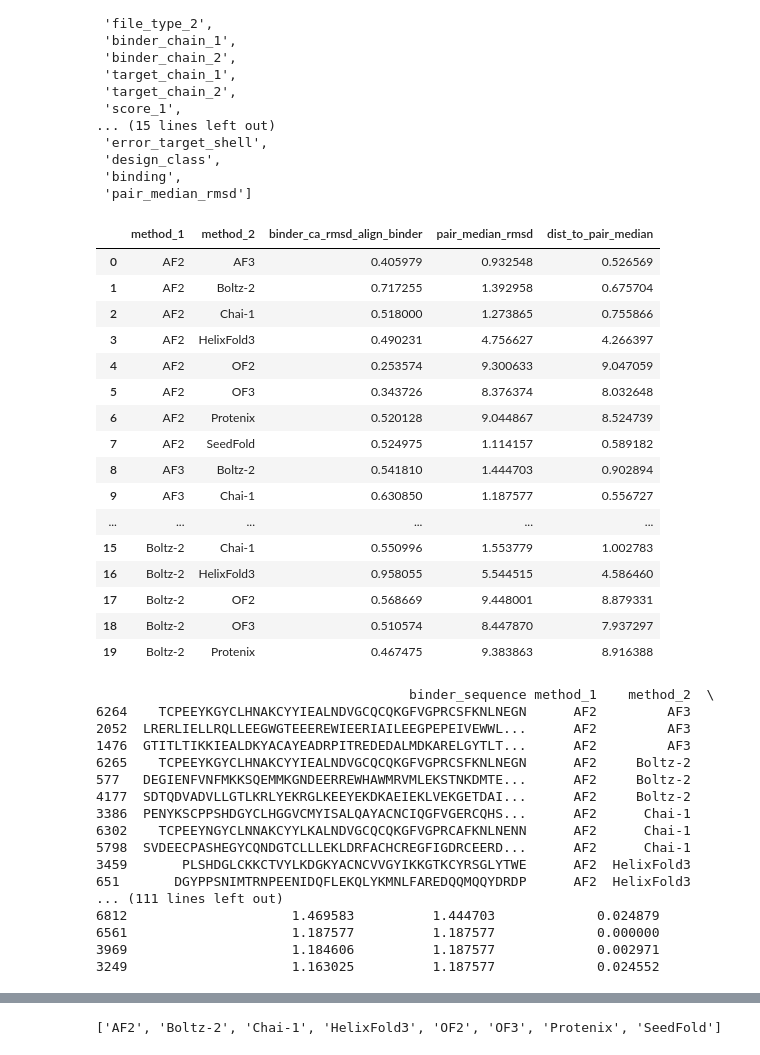
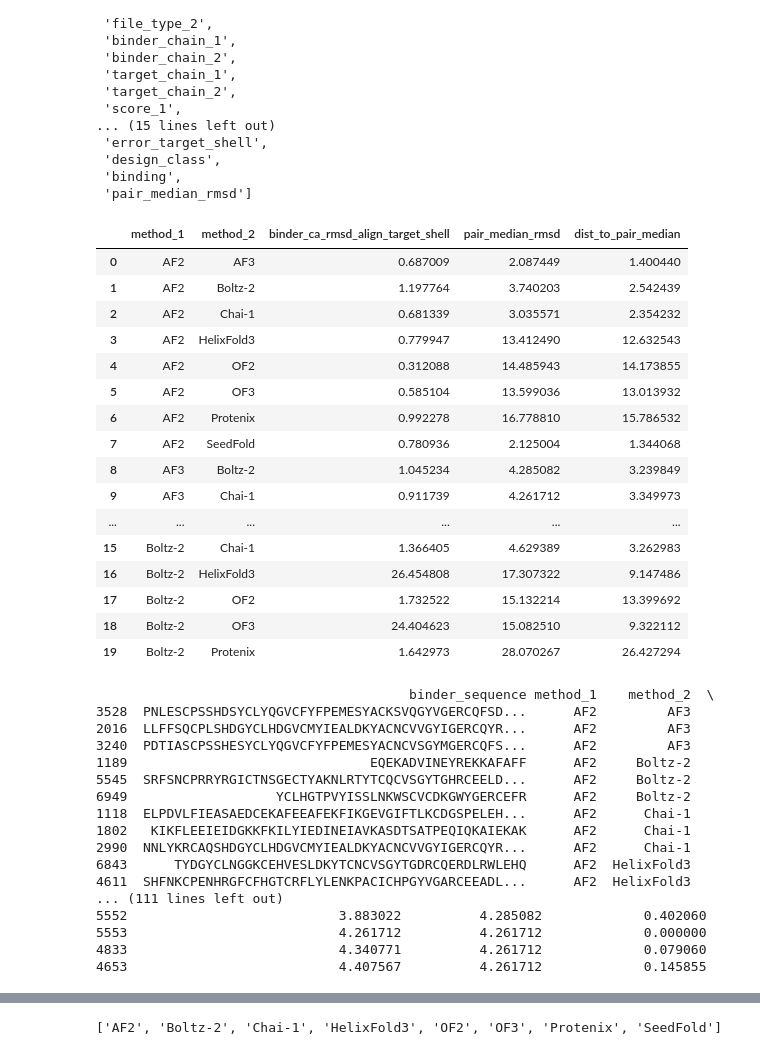
Before and after one commit to DSDD-UCPH/Assessing-AI-Scoring-Accuracy-for-De-Novo-Proteins, a Jupyter notebook: Analysis/Plots/plot_gen.ipynb, the cells around one changed output, grey strips where cells are left out. Cells and saved outputs as stored; diff of their text form; code cells hidden in the pictures.

```diff
--- a/Analysis/Plots/plot_gen.ipynb
+++ b/Analysis/Plots/plot_gen.ipynb
@@ -254,7 +772,7 @@ rmsd_mean = (
     .mean()
 )
 
-rmsd_col = "binder_ca_rmsd_align_binder"
+rmsd_col = "binder_ca_rmsd_align_target_shell"
 
 rmsd_median = (
     plot_rmsd
@@ -307,26 +825,26 @@ representative_examples = (
 )
 # %%
 plot_rmsd_with_median[
-    ["method_1", "method_2", "binder_ca_rmsd_align_binder", "pair_median_rmsd", "dist_to_pair_median"]
+    ["method_1", "method_2", "binder_ca_rmsd_align_target_shell", "pair_median_rmsd", "dist_to_pair_median"]
 ].head(20)
 # %% [output]
-|  | method_1 | method_2 | binder_ca_rmsd_align_binder | pair_median_rmsd | dist_to_pair_median |
-| 0 | AF2 | AF3 | 0.405979 | 0.932548 | 0.526569 |
-| 1 | AF2 | Boltz-2 | 0.717255 | 1.392958 | 0.675704 |
-| 2 | AF2 | Chai-1 | 0.518000 | 1.273865 | 0.755866 |
-| 3 | AF2 | HelixFold3 | 0.490231 | 4.756627 | 4.266397 |
-| 4 | AF2 | OF2 | 0.253574 | 9.300633 | 9.047059 |
-| 5 | AF2 | OF3 | 0.343726 | 8.376374 | 8.032648 |
-| 6 | AF2 | Protenix | 0.520128 | 9.044867 | 8.524739 |
-| 7 | AF2 | SeedFold | 0.524975 | 1.114157 | 0.589182 |
-| 8 | AF3 | Boltz-2 | 0.541810 | 1.444703 | 0.902894 |
-| 9 | AF3 | Chai-1 | 0.630850 | 1.187577 | 0.556727 |
+|  | method_1 | method_2 | binder_ca_rmsd_align_target_shell | pair_median_rmsd | dist_to_pair_median |
+| 0 | AF2 | AF3 | 0.687009 | 2.087449 | 1.400440 |
+| 1 | AF2 | Boltz-2 | 1.197764 | 3.740203 | 2.542439 |
+| 2 | AF2 | Chai-1 | 0.681339 | 3.035571 | 2.354232 |
+| 3 | AF2 | HelixFold3 | 0.779947 | 13.412490 | 12.632543 |
+| 4 | AF2 | OF2 | 0.312088 | 14.485943 | 14.173855 |
+| 5 | AF2 | OF3 | 0.585104 | 13.599036 | 13.013932 |
+| 6 | AF2 | Protenix | 0.992278 | 16.778810 | 15.786532 |
+| 7 | AF2 | SeedFold | 0.780936 | 2.125004 | 1.344068 |
+| 8 | AF3 | Boltz-2 | 1.045234 | 4.285082 | 3.239849 |
+| 9 | AF3 | Chai-1 | 0.911739 | 4.261712 | 3.349973 |
 | ... | ... | ... | ... | ... | ... |
-| 15 | Boltz-2 | Chai-1 | 0.550996 | 1.553779 | 1.002783 |
-| 16 | Boltz-2 | HelixFold3 | 0.958055 | 5.544515 | 4.586460 |
-| 17 | Boltz-2 | OF2 | 0.568669 | 9.448001 | 8.879331 |
-| 18 | Boltz-2 | OF3 | 0.510574 | 8.447870 | 7.937297 |
-| 19 | Boltz-2 | Protenix | 0.467475 | 9.383863 | 8.916388 |
+| 15 | Boltz-2 | Chai-1 | 1.366405 | 4.629389 | 3.262983 |
+| 16 | Boltz-2 | HelixFold3 | 26.454808 | 17.307322 | 9.147486 |
+| 17 | Boltz-2 | OF2 | 1.732522 | 15.132214 | 13.399692 |
+| 18 | Boltz-2 | OF3 | 24.404623 | 15.082510 | 9.322112 |
+| 19 | Boltz-2 | Protenix | 1.642973 | 28.070267 | 26.427294 |
 # %%
 cols = [
     "binder_sequence",   # or binder_id if you have one
@@ -334,7 +852,7 @@ cols = [
     "method_2",
     "structure_path_1",
     "structure_path_2",
-    "binder_ca_rmsd_align_binder",   # or your rmsd_col
+    "binder_ca_rmsd_align_target_shell",   # or your rmsd_col
     "pair_median_rmsd",
     "dist_to_pair_median",
 ]
@@ -343,19 +861,19 @@ rep_view = representative_examples[cols].copy()
 print(rep_view.head(30))
 # %% [output]
                                         binder_sequence method_1    method_2  \
-6264    TCPEEYKGYCLHNAKCYYIEALNDVGCQCQKGFVGPRCSFKNLNEGN      AF2         AF3
-2052  LRERLIELLRQLLEEGWGTEEEREWIEERIAILEEGPEPEIVEWWL...      AF2         AF3
-1476  GTITLTIKKIEALDKYACAYEADRPITREDEDALMDKARELGYTLT...      AF2         AF3
-6265    TCPEEYKGYCLHNAKCYYIEALNDVGCQCQKGFVGPRCSFKNLNEGN      AF2     Boltz-2
-577   DEGIENFVNFMKKSQEMMKGNDEERREWHAWMRVMLEKSTNKDMTE...      AF2     Boltz-2
-4177  SDTQDVADVLLGTLKRLYEKRGLKEEYEKDKAEIEKLVEKGETDAI...      AF2     Boltz-2
-3386  PENYKSCPPSHDGYCLHGGVCMYISALQAYACNCIQGFVGERCQHS...      AF2      Chai-1
-6302    TCPEEYNGYCLNNAKCYYLKALNDVGCQCQKGFVGPRCAFKNLNENN      AF2      Chai-1
-5798  SVDEECPASHEGYCQNDGTCLLLEKLDRFACHCREGFIGDRCEERD...      AF2      Chai-1
-3459       PLSHDGLCKKCTVYLKDGKYACNCVVGYIKKGTKCYRSGLYTWE      AF2  HelixFold3
-651       DGYPPSNIMTRNPEENIDQFLEKQLYKMNLFAREDQQMQQYDRDP      AF2  HelixFold3
+3528  PNLESCPSSHDSYCLYQGVCFYFPEMESYACKSVQGYVGERCQFSD...      AF2         AF3
+2016  LLFFSQCPLSHDGYCLHDGVCMYIEALDKYACNCVVGYIGERCQYR...      AF2         AF3
+3240  PDTIASCPSSHESYCLYQGVCFYFPEMESYACNCVSGYMGERCQFS...      AF2         AF3
+1189                               EQEKADVINEYREKKAFAFF      AF2     Boltz-2
+5545  SRFSNCPRRYRGICTNSGECTYAKNLRTYTCQCVSGYTGHRCEELD...      AF2     Boltz-2
+6949                   YCLHGTPVYISSLNKWSCVCDKGWYGERCEFR      AF2     Boltz-2
+1118  ELPDVLFIEASAEDCEKAFEEAFEKFIKGEVGIFTLKCDGSPELEH...      AF2      Chai-1
+1802   KIKFLEEIEIDGKKFKILYIEDINEIAVKASDTSATPEQIQKAIEKAK      AF2      Chai-1
+2990  NNLYKRCAQSHDGYCLHDGVCMYIEALDKYACNCVVGYIGERCQYR...      AF2      Chai-1
+6843      TYDGYCLNGGKCEHVESLDKYTCNCVSGYTGDRCQERDLRWLEHQ      AF2  HelixFold3
+4611  SHFNKCPENHRGFCFHGTCRFLYLENKPACICHPGYVGARCEEADL...      AF2  HelixFold3
 ... (111 lines left out)
-6812                     1.469583          1.444703             0.024879
-6561                     1.187577          1.187577             0.000000
-3969                     1.184606          1.187577             0.002971
-3249                     1.163025          1.187577             0.024552
+5552                           3.883022          4.285082             0.402060
+5553                           4.261712          4.261712             0.000000
+4833                           4.340771          4.261712             0.079060
+4653                           4.407567          4.261712             0.145855
```
Also changed, not shown: parts of 51 cells of this notebook, 38 other files.
